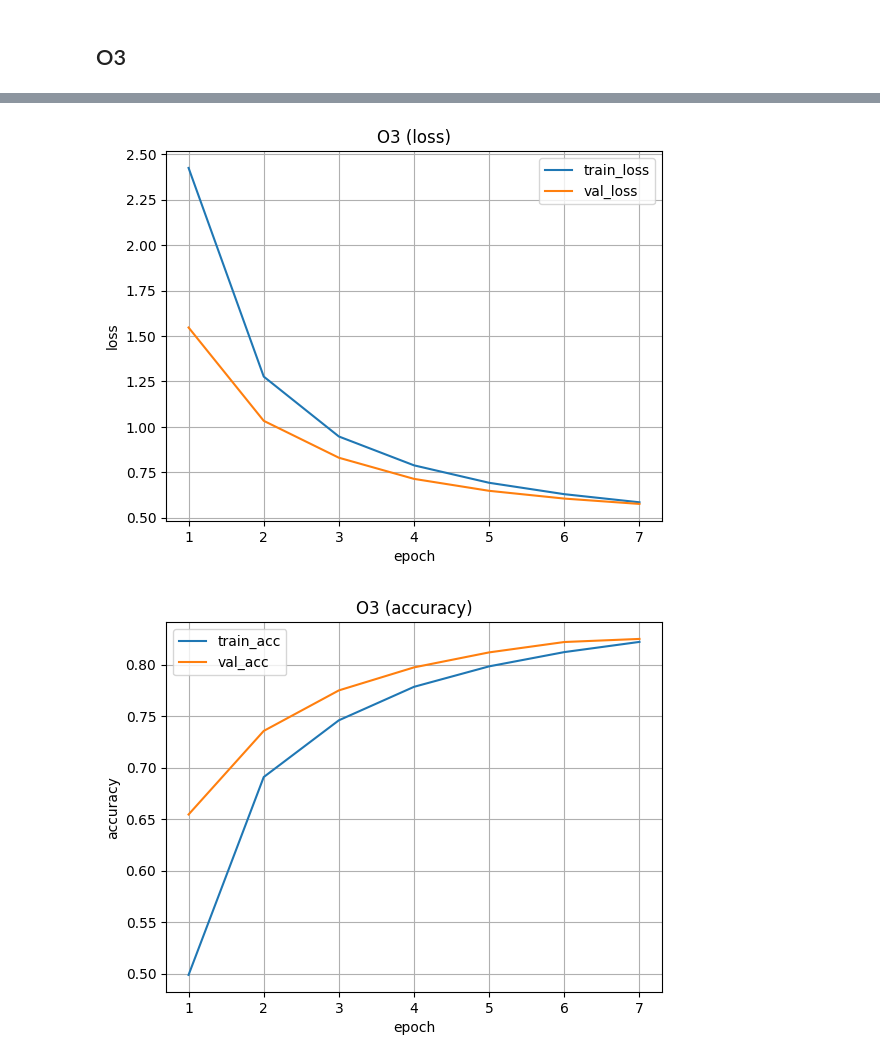
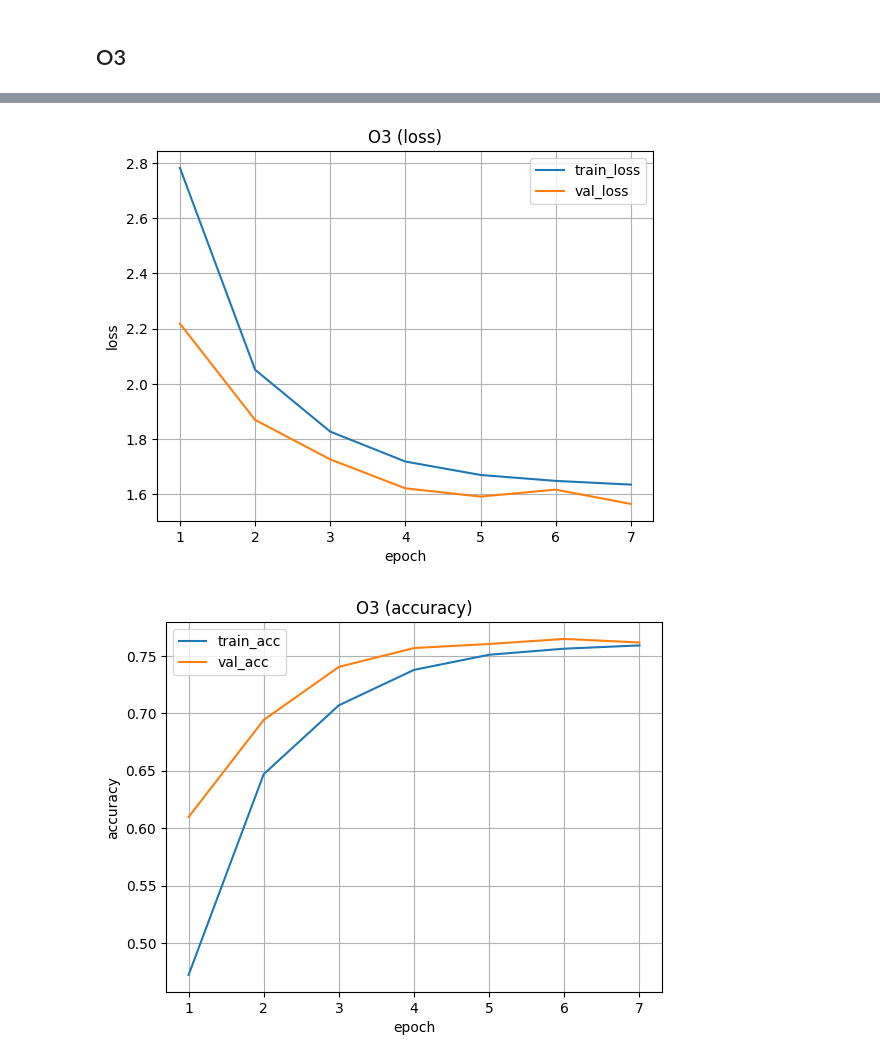
Before and after one commit to CircleCube89/didactic-pancake-AI-stuff, a Jupyter notebook: homeworks/HW08-09/HW08-09.ipynb, the cells around one changed output, grey strips where cells are left out. Cells and saved outputs as stored; diff of their text form; code cells hidden in the pictures.

```diff
--- a/homeworks/HW08-09/HW08-09.ipynb
+++ b/homeworks/HW08-09/HW08-09.ipynb
@@ -115,7 +115,7 @@ def accuracy_from_logits(logits: torch.Tensor, y_true: torch.Tensor) -> float:
     return (preds == y_true).float().mean().item()
 
 
-def plot_history(history: dict, title: str = "") -> None:
+def plot_history(history: dict, title: str = "",save_as=None) -> None:
     # history ожидается вида:
     # {
     #   "train_loss": [...], "val_loss": [...],
@@ -131,6 +131,8 @@ def plot_history(history: dict, title: str = "") -> None:
     plt.title((title + " (loss)") if title else "loss")
     plt.legend()
     plt.grid(True)
+    if save_as:
+        plt.savefig(atrtifacts_folder+"figures/"+save_as)
     plt.show()
 
     plt.figure()
@@ -144,7 +146,7 @@ def plot_history(history: dict, title: str = "") -> None:
     plt.show()
 
 
-def plot_history_compared(history: dict,history2: dict,exp1_name:str="",exp2_name:str="", title: str = "") -> None:
+def plot_history_compared(history: dict,history2: dict,exp1_name:str="",exp2_name:str="", title: str = "",save_as=None) -> None:
     # history ожидается вида:
     # {
     #   "train_loss": [...], "val_loss": [...],
@@ -170,6 +172,8 @@ def plot_history_compared(history: dict,history2: dict,exp1_name:str="",exp2_nam
     axs[1].set_title((title + " (accuracy)") if title else "loss")
     axs[1].legend()
     axs[1].grid(True)
+    if save_as:
+        fig.savefig(atrtifacts_folder+"figures/"+ save_as)
     fig.show()
 
 
@@ -534,7 +535,7 @@ set_seed(RANDOM)
 model = MLP(hidden_dims=(256, 128), dropout_p=0.0, use_batchnorm=True).to(device)
 
 criterion = nn.CrossEntropyLoss()
-optimizer = optim.SGD(model.parameters(), lr=1e-3,momentum=0.8)
+optimizer = optim.SGD(model.parameters(), lr=1e-3,momentum=0.8,weight_decay=0.05)
 
 history_baseline = fit(
     model, train_loader, val_loader,
@@ -544,5 +545,5 @@ history_baseline = fit(
 )
 
 plot_history(history_baseline, title="O3")
-log_csv("O3","EMNIST",RANDOM,"hidden_dims=(256, 128), dropout_p=0.0, use_batchnorm=True","Adam",1e-3,0,history)
+log_csv("O3","EMNIST",RANDOM,"hidden_dims=(256, 128), dropout_p=0.0, use_batchnorm=True","Adam",1e-3,0.05,history)
 # %% [output]
@@ -556,2 +557,2 @@ epoch 07/7 | train loss=0.5848, acc=0.8221 | val loss=0.5759, acc=0.8250
-[figure, old version]
+[figure, new version]
-[figure, old version]
+[figure, new version]
```
Also changed, not shown: parts of 8 cells of this notebook, 4 other files.
